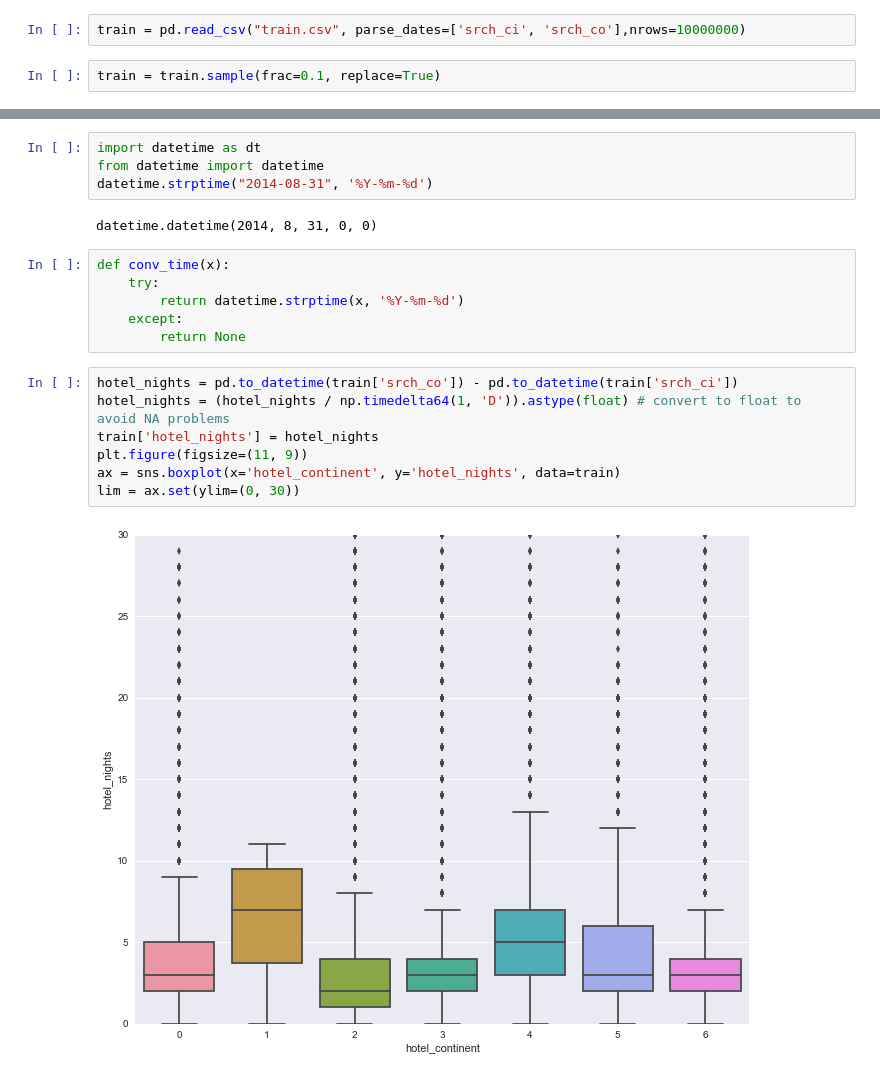
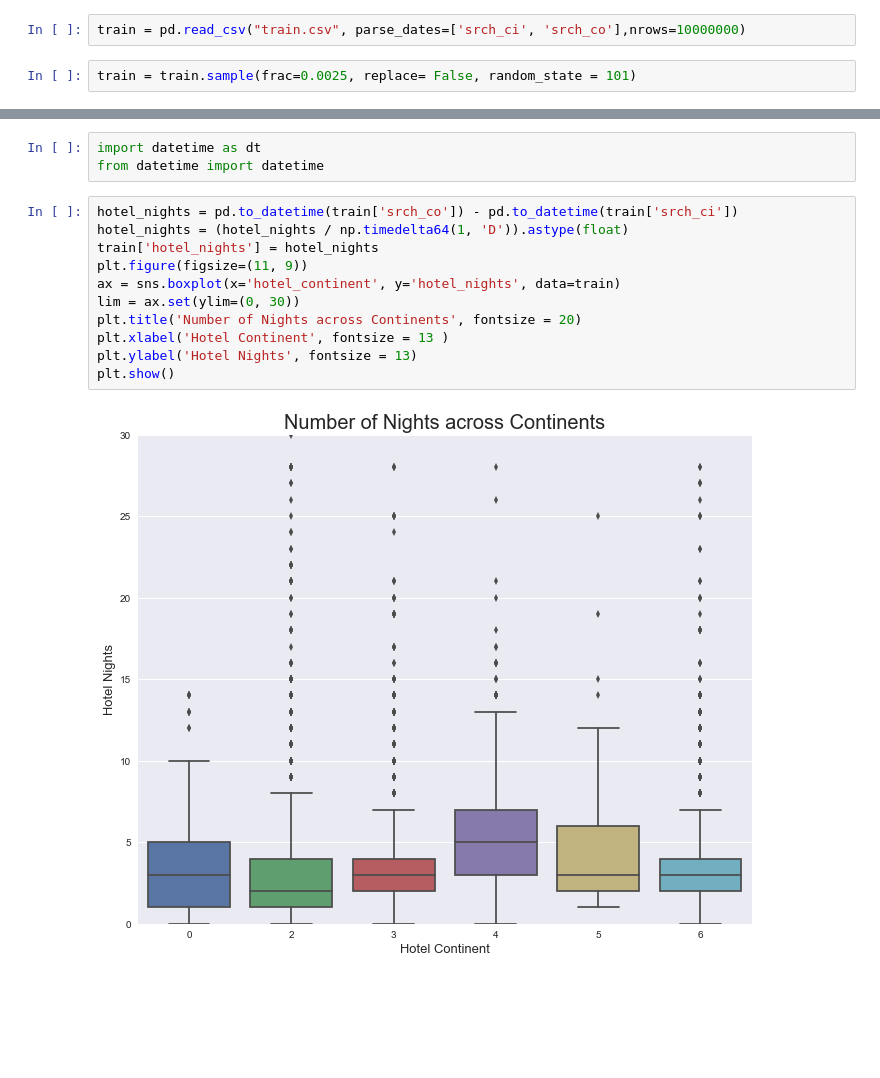
Before and after one commit to vamsikrishna6891/Vamsi_Teegavarapu_GA, a Jupyter notebook: Final_project/Final/Final_project.ipynb, the cells around one changed output, grey strips where cells are left out. Drawn from its saved outputs; the diff is of its cells as text; blank space fills up the shorter version.

```diff
--- a/Final_project/Final/Final_project.ipynb
+++ b/Final_project/Final/Final_project.ipynb
@@ -6,4 +6,4 @@ import datetime as dt
 # %%
 train = pd.read_csv("train.csv", parse_dates=['srch_ci', 'srch_co'],nrows=10000000)
 # %%
-train = train.sample(frac=0.1, replace=True)
+train = train.sample(frac=0.0025, replace= False, random_state = 101)
@@ -72,21 +74,16 @@ sns.countplot(x='hotel_continent', hue='posa_continent', data=train)
 # %%
 import datetime as dt
 from datetime import datetime
-datetime.strptime("2014-08-31", '%Y-%m-%d')
-# %% [output]
-datetime.datetime(2014, 8, 31, 0, 0)
-# %%
-def conv_time(x):
-    try:
-        return datetime.strptime(x, '%Y-%m-%d')
-    except:
-        return None
 # %%
 hotel_nights = pd.to_datetime(train['srch_co']) - pd.to_datetime(train['srch_ci'])
-hotel_nights = (hotel_nights / np.timedelta64(1, 'D')).astype(float) # convert to float to avoid NA problems
+hotel_nights = (hotel_nights / np.timedelta64(1, 'D')).astype(float)
 train['hotel_nights'] = hotel_nights
 plt.figure(figsize=(11, 9))
 ax = sns.boxplot(x='hotel_continent', y='hotel_nights', data=train)
 lim = ax.set(ylim=(0, 30))
+plt.title('Number of Nights across Continents', fontsize = 20)
+plt.xlabel('Hotel Continent', fontsize = 13 )
+plt.ylabel('Hotel Nights', fontsize = 13)
+plt.show()
 # %% [output]
-[figure, old version]
+[figure, new version]
```
Also changed, not shown: parts of 66 cells of this notebook.
